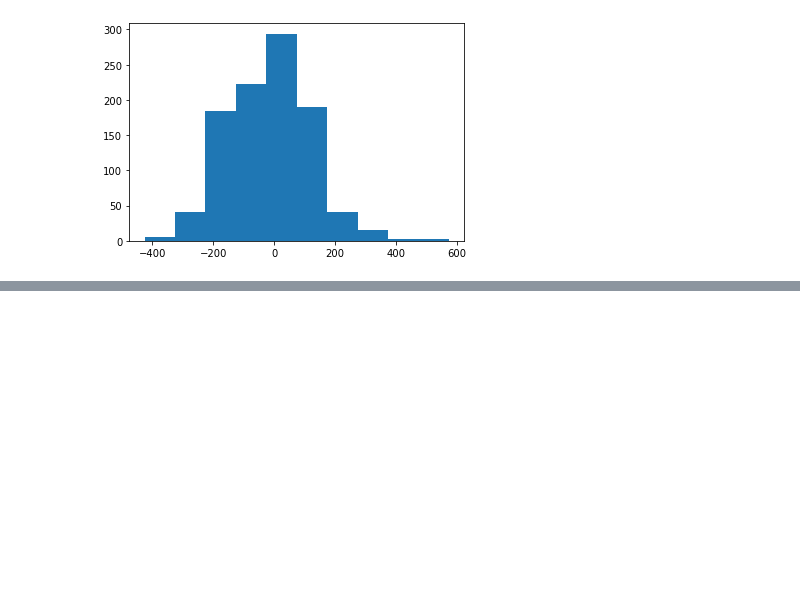
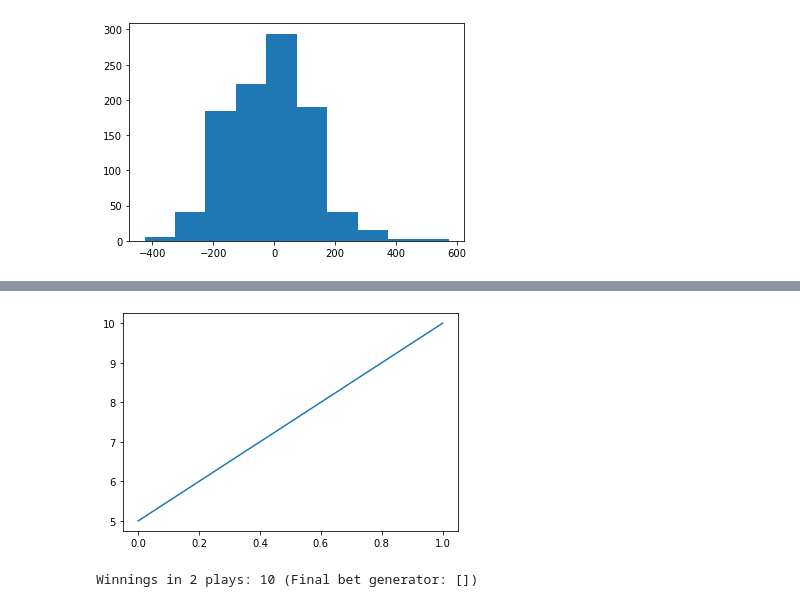
Before and after one commit to ivaturi/onepercent, a Jupyter notebook: ds/notebooks/grinstead-snell-intro-to-probability/chapter1.ipynb, the cells around one changed output, grey strips where cells are left out. Saved outputs shown, nothing was run; the diff lists cells and outputs as text; code cells hidden in the pictures; blank space fills up the shorter version.

Commit message:
DS: G&S Intro to probability - Chapter 1.1 exercise 9 (Labouchere roulette)

```diff
--- a/ds/notebooks/grinstead-snell-intro-to-probability/chapter1.ipynb
+++ b/ds/notebooks/grinstead-snell-intro-to-probability/chapter1.ipynb
@@ -289,0 +303,34 @@ plt.show()
+# %%
+red = lambda: prob.bernoulli(16/38)
+
+def labouchere(bet_generator =  [1,2,3,4], max_plays = 100, plot = False):
+    plays = 0
+    winnings = 0
+    win_log = []
+    while bet_generator:
+        if plays > max_plays:
+            break
+        plays = plays + 1
+        bet = bet_generator[0] + bet_generator[-1]
+        if red():
+            try:
+                bet_generator.pop(0)
+                bet_generator.pop(-1)
+            except:
+                pass
+            winnings = winnings + bet
+        else:
+            bet_generator.append(bet)
+            winnings = winnings - bet
+        win_log.append(winnings)
+
+    if plot:
+        plt.plot(win_log)
+        plt.show()
+    return winnings, plays
+
+w, p = labouchere(plot = True)
+print(f"Winnings in {p} plays: {w} (Final bet generator: {b})")
+# %% [output]
+[figure, added]
+Winnings in 2 plays: 10 (Final bet generator: [])
```
Also changed, not shown: parts of 4 cells of this notebook.
